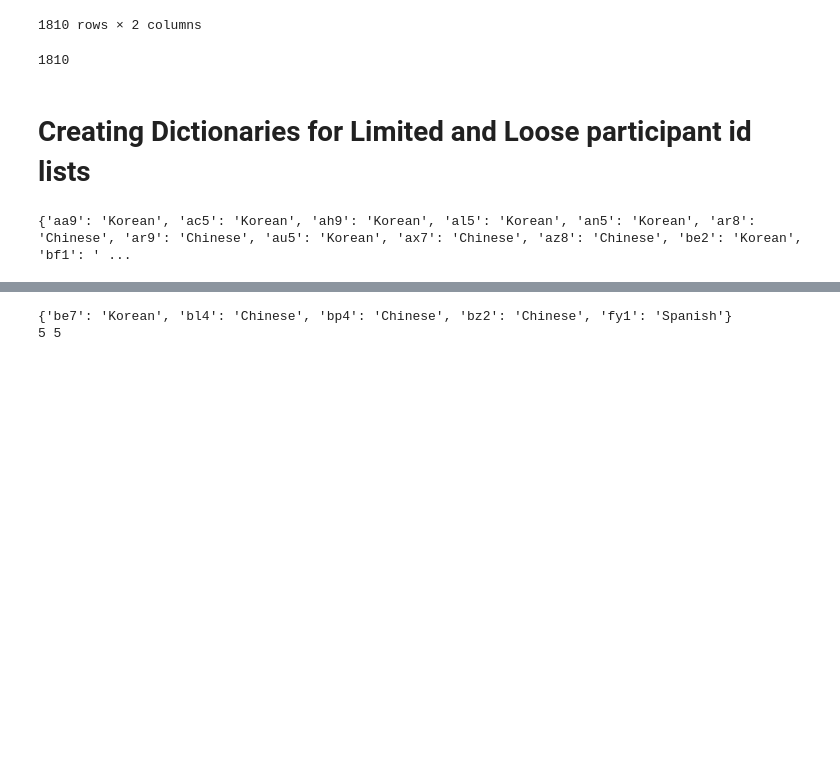
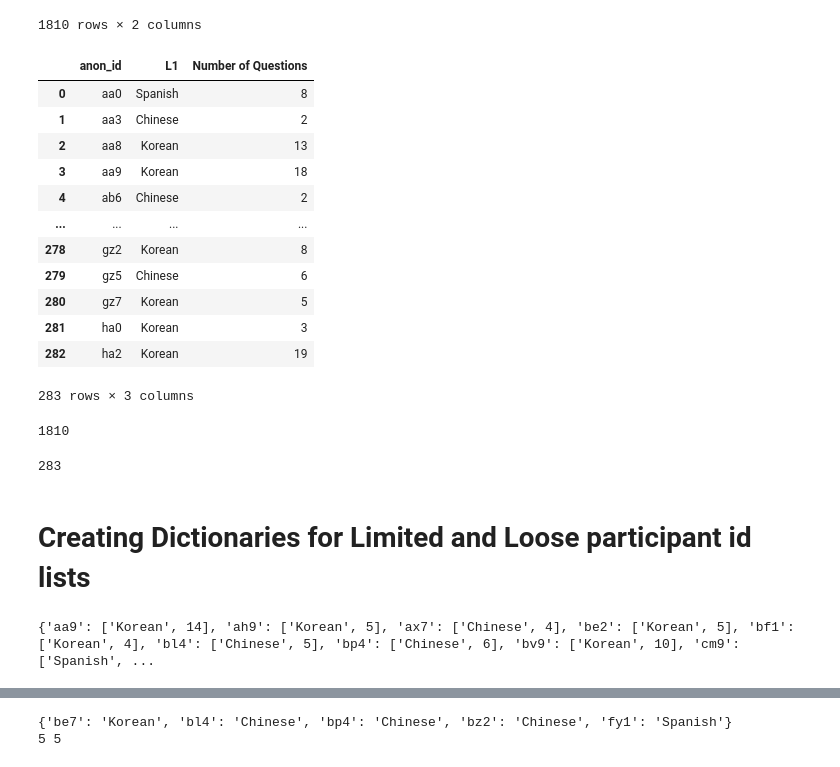
Before and after one commit to mencer456/LRDC-Research, a Jupyter notebook: LRDC-data-analysis.ipynb, the cells around one changed output, grey strips where cells are left out. Cells and saved outputs as stored; diff of their text form; code cells hidden in the pictures; blank space fills up the shorter version.

Commit message:
found corresponding question counts for limited and loose groups

```diff
--- a/LRDC-data-analysis.ipynb
+++ b/LRDC-data-analysis.ipynb
@@ -814,3 +742,6 @@ sorted_lim
 | 1185 | ha2 | Korean |
 | 1186 | ha2 | Korean |
 1187 rows × 2 columns
+# %%
+#this is the basis for counting up the number of questions each participant completed
+sorted_lim["Number of Questions"]=sorted_lim.anon_id.count()
@@ -842,6 +790,28 @@ sorted_loose
 | 1808 | ha2 | Korean |
 | 1809 | ha2 | Korean |
 1810 rows × 2 columns
+# %%
+sorted_loose["Number of Questions"]=sorted_lim.anon_id.count()
+# %%
+# this shows how many questions each participant answered. Used for reference when checking the anon_ids with the excel sheet
+#used to get the val2 for the dictionary
+test4=sorted_loose.groupby(['anon_id','L1'])['Number of Questions'].count()
+qcount_loose=test4.reset_index()
+qcount_loose
+# %% [output]
+|  | anon_id | L1 | Number of Questions |
+| 0 | aa0 | Spanish | 8 |
+| 1 | aa3 | Chinese | 2 |
+| 2 | aa8 | Korean | 13 |
+| 3 | aa9 | Korean | 18 |
+| 4 | ab6 | Chinese | 2 |
+| ... | ... | ... | ... |
+| 278 | gz2 | Korean | 8 |
+| 279 | gz5 | Chinese | 6 |
+| 280 | gz7 | Korean | 5 |
+| 281 | ha0 | Korean | 3 |
+| 282 | ha2 | Korean | 19 |
+283 rows × 3 columns
 # %%
 # gathers anon_ids of limited to use in the binary search as the index
 anon_loose=[]
@@ -850,5 +820,16 @@ for i in sorted_loose.anon_id:
 len(anon_loose)
 # %% [output]
 1810
+# %%
+# gets unique ids
+uanon_loose=[]
+index=0
+for i in anon_loose:
+    if anon_loose[index] not in uanon_loose:
+        uanon_loose.append(anon_loose[index])
+    index=index+1
+len(uanon_loose)
+# %% [output]
+283
 # %% [markdown]
 # Creating Dictionaries for Limited and Loose participant id lists
@@ -862,16 +836,20 @@ in35_loose
 # %%
 # gathers anon_ids and their native language for LIMITED LEVELS 3 AND 4
-count=0
+
 lang_dict_in34lim={} #creates a dictionary where we can store the anon_id as the key and the language as the definition
 for i in in34_lim:
     df_index=binarySearchArr(anon_lim,i) #utilizing binary search
+    qindex=binarySearchArr(uanon_lim, i)
+
     key=sorted_lim.at[df_index,'anon_id'] #adding the anon_id as a key
     val=sorted_lim.at[df_index,'L1'] #adding the language as the definition of that anon_ids
+    val2=qcount_lim.at[qindex,'Number of Questions']
+
     if key not in lang_dict_in34lim.keys():#to account for duplicate entires. if the anon_id is not already a key, it will be added
-        lang_dict_in34lim.update({key: val})
+        lang_dict_in34lim.update({key: [val,val2] })
 print(lang_dict_in34lim)
 # %% [output]
-{'aa9': 'Korean', 'ac5': 'Korean', 'ah9': 'Korean', 'al5': 'Korean', 'an5': 'Korean', 'ar8': 'Chinese', 'ar9': 'Chinese', 'au5': 'Korean', 'ax7': 'Chinese', 'az8': 'Chinese', 'be2': 'Korean', 'bf1': ' ...
+{'aa9': ['Korean', 14], 'ah9': ['Korean', 5], 'ax7': ['Chinese', 4], 'be2': ['Korean', 5], 'bf1': ['Korean', 4], 'bl4': ['Chinese', 5], 'bp4': ['Chinese', 6], 'bv9': ['Korean', 10], 'cm9': ['Spanish', ...
 # %%
 # gathers anon_ids and their native language for LIMITED LEVELS 4 AND 5
 count=0
```
Also changed, not shown: parts of 14 cells of this notebook.
